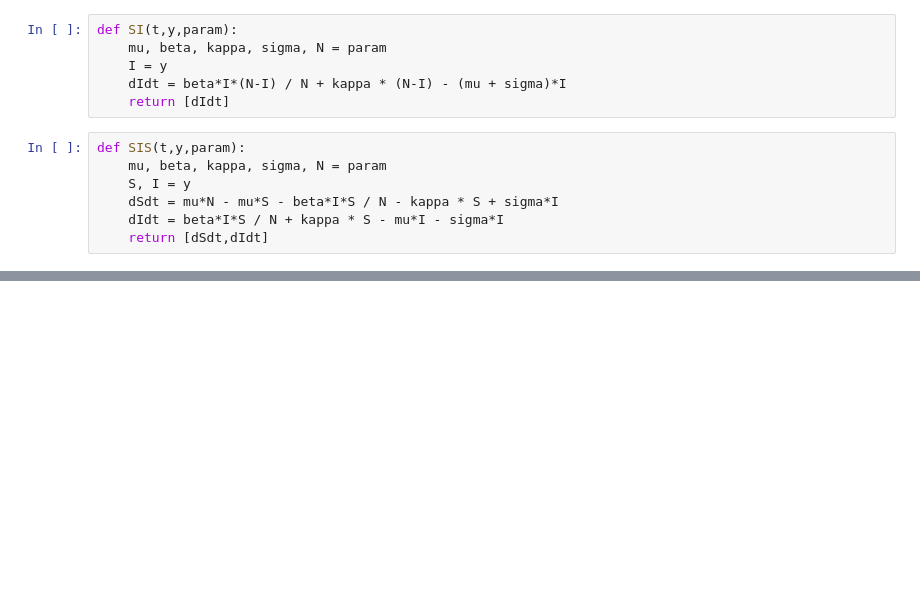
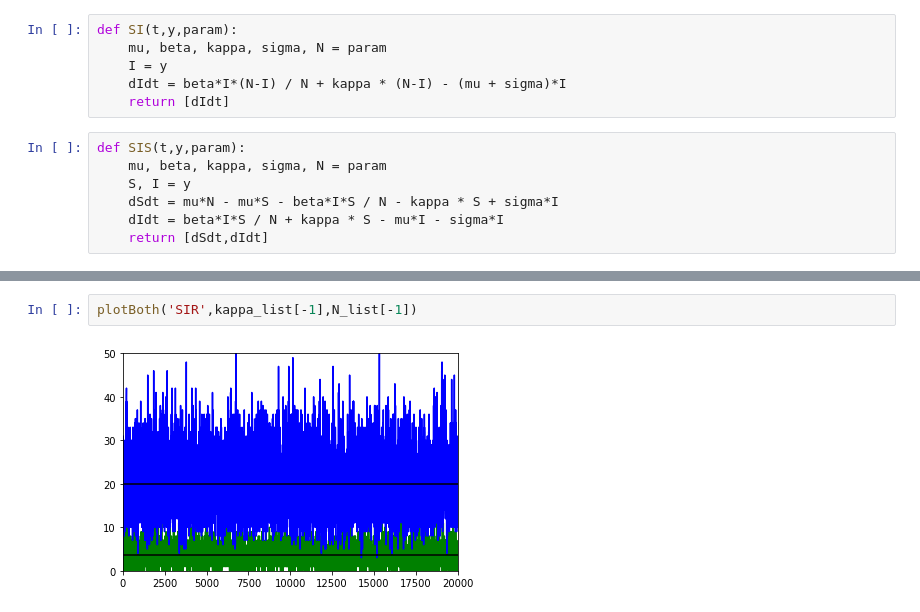
Before and after one commit to GNieddu/SISkappa, a Jupyter notebook: deterministicSolver.ipynb, the cells around one changed output, grey strips where cells are left out. Drawn from its saved outputs; the diff is of its cells as text; blank space fills up the shorter version.

```diff
--- a/deterministicSolver.ipynb
+++ b/deterministicSolver.ipynb
@@ -48 +300,5 @@ t_points = np.linspace(0,200,51)
+# %%
+plotBoth('SIR',kappa_list[-1],N_list[-1])
+# %% [output]
+[figure, added]
 # %%
```
Also changed, not shown: parts of 25 cells of this notebook, 28 other files.
